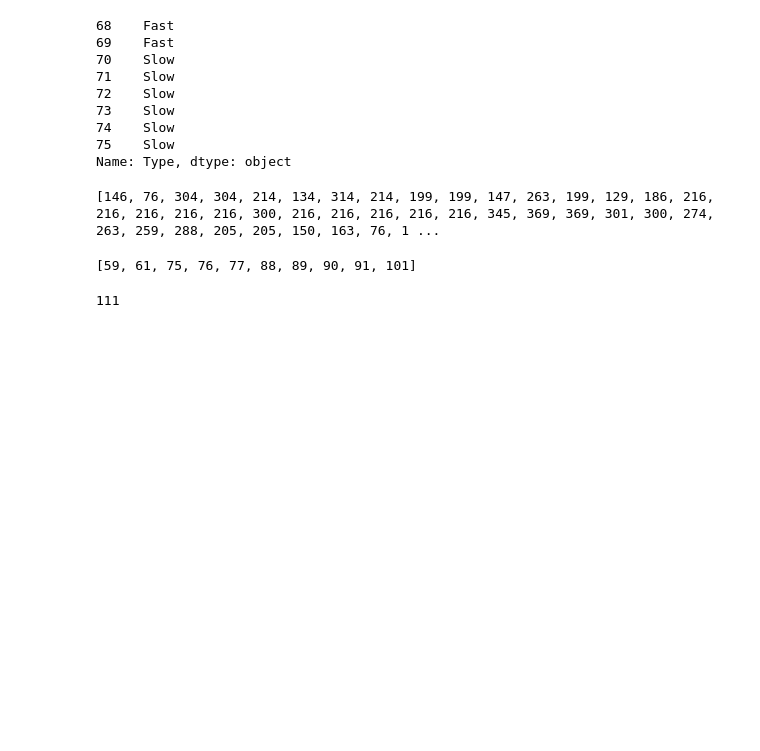
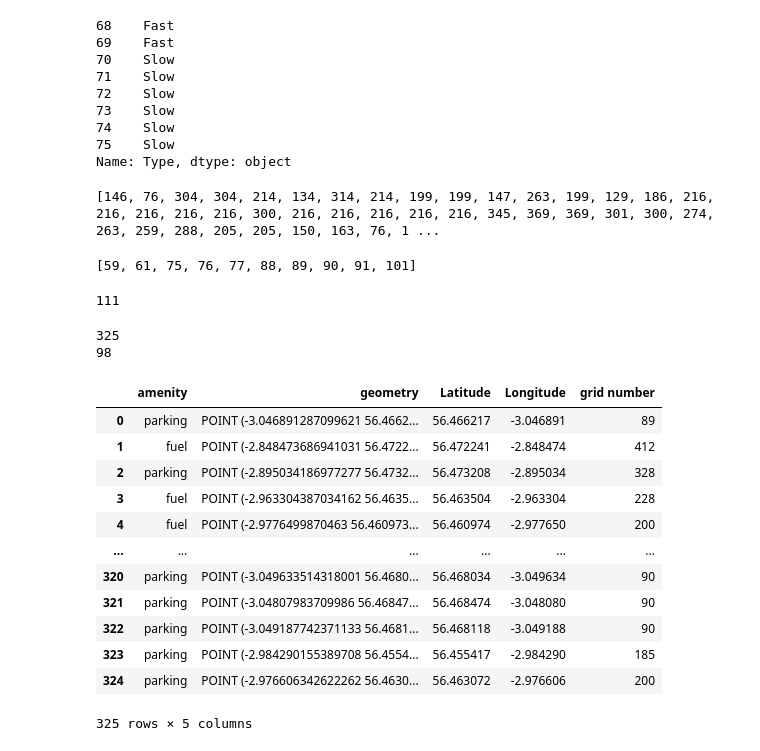
Before and after one commit to s2401564/mmcs-project, a Jupyter notebook: project.ipynb, the cells around one changed output. Saved outputs shown, nothing was run; the diff lists cells and outputs as text; code cells hidden in the pictures; blank space fills up the shorter version.

```diff
--- a/project.ipynb
+++ b/project.ipynb
@@ -230,0 +254,25 @@ location.setObjective(, sense = xp.minimize)
+# %%
+# more than one potential charging stations in one grid
+# for potential charging stations in the same grid, they have different geometry
+print(len(po_pt))
+print(len(list(dict.fromkeys(po_pt))))
+# %% [output]
+325
+98
+# %%
+pt_charg_point.sort_values('grid number')
+pt_charg_point
+# %% [output]
+|  | amenity | geometry | Latitude | Longitude | grid number |
+| 0 | parking | POINT (-3.046891287099621 56.4662... | 56.466217 | -3.046891 | 89 |
+| 1 | fuel | POINT (-2.848473686941031 56.4722... | 56.472241 | -2.848474 | 412 |
+| 2 | parking | POINT (-2.895034186977277 56.4732... | 56.473208 | -2.895034 | 328 |
+| 3 | fuel | POINT (-2.963304387034162 56.4635... | 56.463504 | -2.963304 | 228 |
+| 4 | fuel | POINT (-2.9776499870463 56.460973... | 56.460974 | -2.977650 | 200 |
+| ... | ... | ... | ... | ... | ... |
+| 320 | parking | POINT (-3.049633514318001 56.4680... | 56.468034 | -3.049634 | 90 |
+| 321 | parking | POINT (-3.04807983709986 56.46847... | 56.468474 | -3.048080 | 90 |
+| 322 | parking | POINT (-3.049187742371133 56.4681... | 56.468118 | -3.049188 | 90 |
+| 323 | parking | POINT (-2.984290155389708 56.4554... | 56.455417 | -2.984290 | 185 |
+| 324 | parking | POINT (-2.976606342622262 56.4630... | 56.463072 | -2.976606 | 200 |
+325 rows × 5 columns
```
Also changed, not shown: parts of 7 cells of this notebook.
